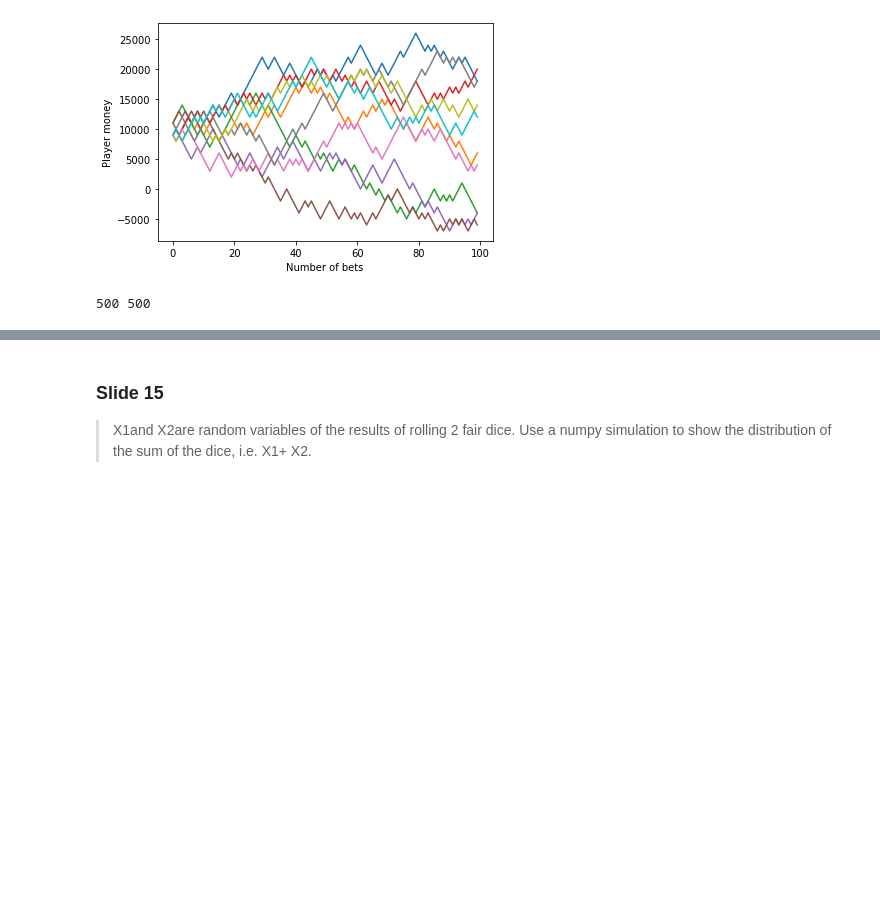
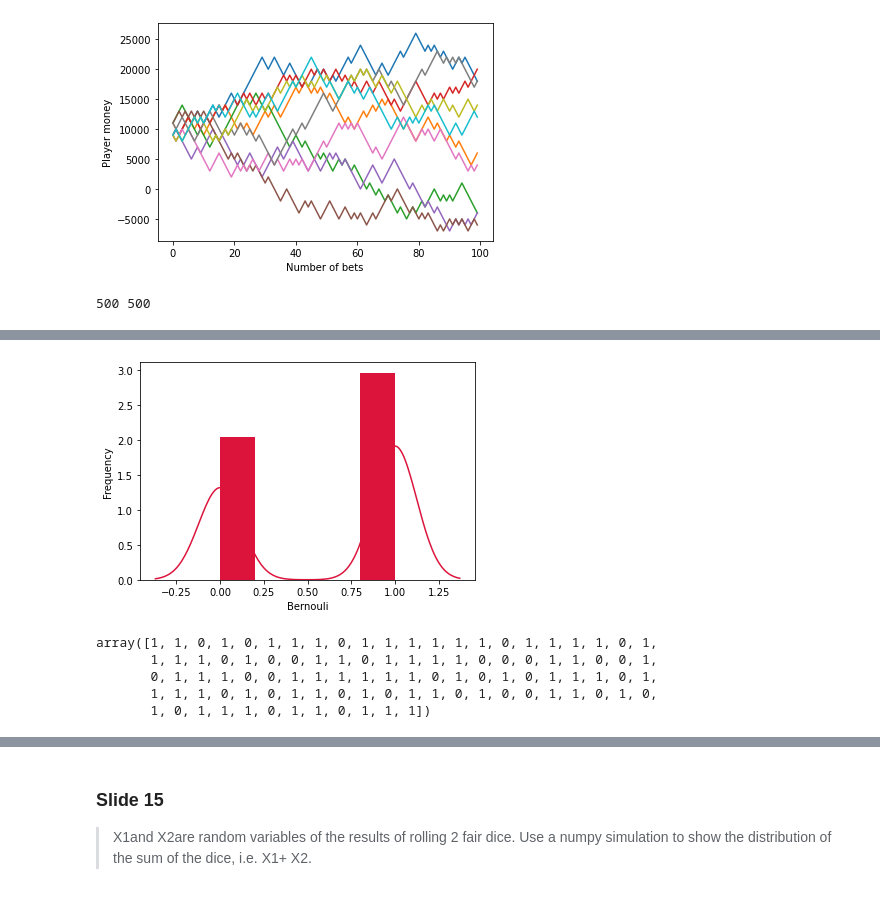
Before and after one commit to mclarin73/python_lessons, a Jupyter notebook: jupyter_file/Lesson - 5 Statistic .ipynb, the cells around one changed output, grey strips where cells are left out. Drawn from its saved outputs; the diff is of its cells as text; code cells hidden in the pictures; blank space fills up the shorter version.

```diff
--- a/jupyter_file/Lesson - 5 Statistic .ipynb
+++ b/jupyter_file/Lesson - 5 Statistic .ipynb
@@ -335,0 +348,23 @@ print(len(even), len(odd))
+# %%
+from scipy.stats import bernoulli
+
+
+data_bern = bernoulli.rvs(size=1000, p=0.6)
+
+ax = sns.distplot(data_bern,
+                  kde=True,
+                  color='crimson',
+                  hist_kws={"linewidth": 25,'alpha':1})
+
+ax.set(xlabel='Bernouli', ylabel='Frequency');
+# %% [output]
+[figure, added]
+# %%
+r = stats.bernoulli.rvs(p = 0.7, size = 1000)
+r[:100]
+# %% [output]
+array([1, 1, 0, 1, 0, 1, 1, 1, 0, 1, 1, 1, 1, 1, 1, 0, 1, 1, 1, 1, 0, 1,
+       1, 1, 1, 0, 1, 0, 0, 1, 1, 0, 1, 1, 1, 1, 0, 0, 0, 1, 1, 0, 0, 1,
+       0, 1, 1, 1, 0, 0, 1, 1, 1, 1, 1, 1, 0, 1, 0, 1, 0, 1, 1, 1, 0, 1,
+       1, 1, 1, 0, 1, 0, 1, 1, 0, 1, 0, 1, 1, 0, 1, 0, 0, 1, 1, 0, 1, 0,
+       1, 0, 1, 1, 1, 0, 1, 1, 0, 1, 1, 1])
```
Also changed, not shown: parts of 16 cells of this notebook, 2 other files.
